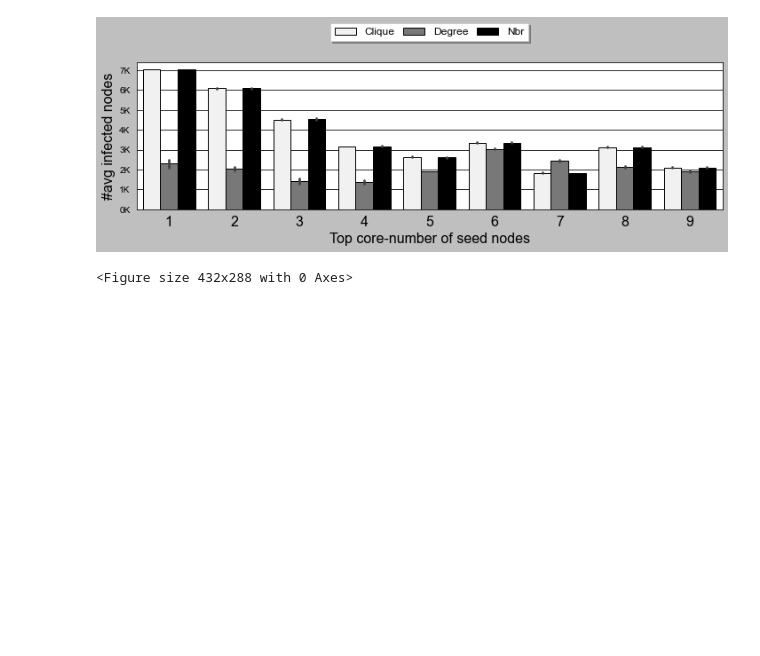
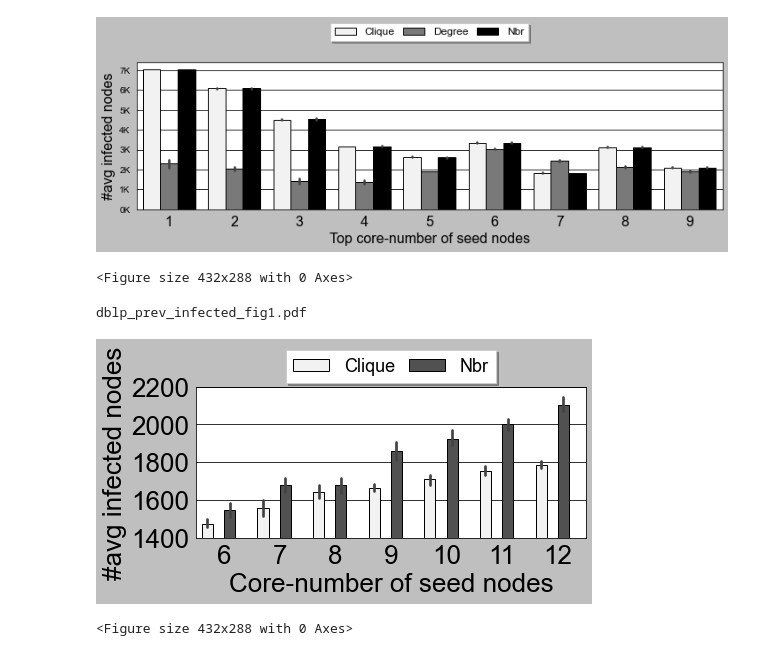
Before and after one commit to toggled/vldbsubmission, a Jupyter notebook: python_src/prev_9a.ipynb, the cells around one changed output. Saved outputs shown, nothing was run; the diff lists cells and outputs as text; code cells hidden in the pictures; blank space fills up the shorter version.

```diff
--- a/python_src/prev_9a.ipynb
+++ b/python_src/prev_9a.ipynb
@@ -219,4 +218,64 @@ for y_var in ['infected', 'neighbors'][:1]:
 dblp_prev_infected_sorted.pdf
 [figure]
 <Figure size 432x288 with 0 Axes>
+# %%
+fontsize = 28
+labelsize = 20
+
+# Fig 1
+save = True
+for y_var in ['infected', 'neighbors'][:1]:
+
+    # if(dataset == "dblp"):
+    #     result_df = result_df[result_df['seed size'] >= 300]
+
+    sns.set_style("dark", {'axes.grid' : True})
+    plt.style.use('grayscale')
+
+    hatch_dict = {
+        'Nbr': "O",
+        '(k, d)': '.',
+        'Clique': 'x',
+        'Degree': '*'
+    }
+
+    include_algos = ['Clique', 'Degree', 'Nbr', '(k, d)']
+
+    fig, ax = plt.subplots(figsize=(7, 4))
+    bar = sns.barplot(x='core number', y=y_var, hue='algo', hue_order=include_algos,
+            data=result_df[(result_df['core number'] <= 12) &
+                           (result_df['core number'] >= 6) &
+                           (result_df['algo'].isin(['Clique', 'Nbr']))],
+                           color='k')
+    plt.xlabel('Core-number of seed nodes', fontsize=fontsize-2)
+    plt.ylabel("#avg infected nodes", fontsize=fontsize-2)
+    plt.ylim(1400, 2200)
+
+    plt.xticks(fontsize=fontsize-2)
+    plt.yticks(fontsize=fontsize-2)
+
+    # plt.legend(loc='upper center', bbox_to_anchor=(
+    #     0.5, 1.3), ncol=4, fancybox=False, shadow=True, fontsize=labelsize-2, columnspacing=0.8)
+
+    # subset of legends
+    x,y = ax.get_legend_handles_labels()
+    x= [x[0], x[2]]
+    y= [y[0], y[2]]
+    ax.get_legend().remove()
+    plt.legend(*(x,y),loc='upper center', bbox_to_anchor=(
+        0.5, 1.3), ncol=4, fancybox=False, shadow=True, fontsize=labelsize-2, columnspacing=0.8)
+
+
+    plt.tight_layout()
+    filename = dataset + "_prev_" + y_var + "_fig1.pdf"
+    print(filename)
+    if(save):
+        plt.savefig("../fig/" + filename)
+    plt.show()
+    plt.clf()
+    # break
+# %% [output]
+dblp_prev_infected_fig1.pdf
+[figure, added]
+<Figure size 432x288 with 0 Axes>
 # %%
```
Also changed, not shown: parts of 8 cells of this notebook.
